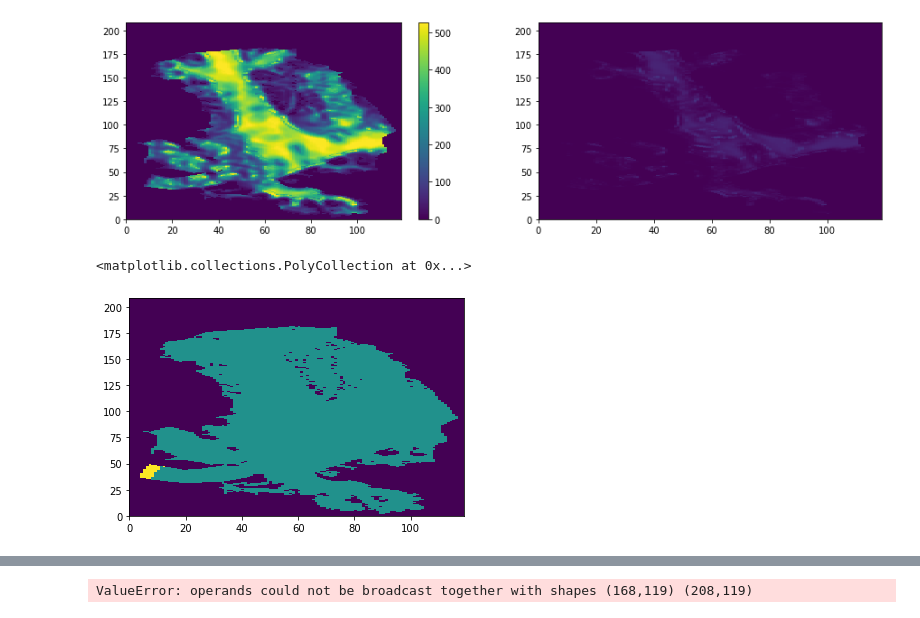
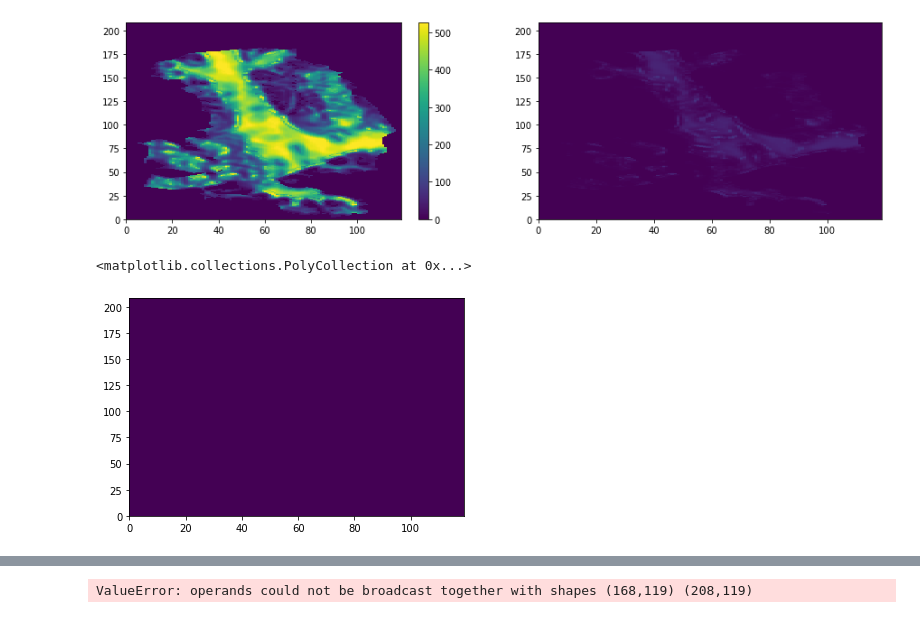
Before and after one commit to hahohe1892/thick_inv, a Jupyter notebook: Kronebreen-Kongsbreen.ipynb, the cells around one changed output, grey strips where cells are left out. Saved outputs shown, nothing was run; the diff lists cells and outputs as text; code cells hidden in the pictures.

```diff
--- a/Kronebreen-Kongsbreen.ipynb
+++ b/Kronebreen-Kongsbreen.ipynb
@@ -49,7 +48,7 @@ field4 = show(mask_Kr)
 # %%
 #### data from Jack ###
 import scipy.io
-mat_DEM_Vel = scipy.io.loadmat('HDF_2021_10_06.mat')
+mat_DEM_Vel = scipy.io.loadmat('./kronebreen/HDF_2021_10_06.mat')
 x_50m, y_50m = np.meshgrid(mat_DEM_Vel['HDF'][0,0][0], np.arange(np.min(mat_DEM_Vel['HDF'][0,0][1]), np.max(mat_DEM_Vel['HDF'][0,0][1])+10050, 50))
 
 Z_50m_09 = np.zeros((int(((np.max(y_50m)+50)-np.min(y_50m))/50), int((np.max(x_50m)+50-np.min(x_50m))/50)))
@@ -64,14 +63,14 @@ R2_50m_Vy[np.isnan(R2_50m_Vy)] = 0
 R2_50m_Vel = mat_DEM_Vel['HDF'][0,0][8]
 R2_50m_Vel[np.isnan(R2_50m_Vel)] = 0
 
-mat_RADAR = scipy.io.loadmat('HDF_radar_data.mat')
+mat_RADAR = scipy.io.loadmat('./kronebreen/HDF_radar_data.mat')
 x_rad = mat_RADAR['HDF_radar_data'][0,0][0]
 y_rad = mat_RADAR['HDF_radar_data'][0,0][1]
 xy_rad = np.stack([x_rad, y_rad], axis=1)[:,:,0]
 rad = mat_RADAR['HDF_radar_data'][0,0][2]
 # %%
 ### official 50 m NPI DEM ###
-NPI_DEM_o = rasterio.open("./S0_DTM50.tif")
+NPI_DEM_o = rasterio.open("./kronebreen/S0_DTM50.tif")
 window = (NPI_DEM_o.window(np.min(x_50m), np.min(y_50m), np.max(x_50m), np.max(y_50m),1))
 NPI_50m_DEM = np.zeros_like(Z_50m_09)
 NPI_50m_DEM[1:,1:] = np.flip(NPI_DEM_o.read(1, window = window), axis=0)  ## NPI_DEM is not correctly oriented when imported (no idea why), therefore it needs to be flipped
@@ -540,9 +514,9 @@ for i in range(nx):
             if np.count_nonzero([item for sublist in (neighbors(mask_Kr, 1, j, i)) for item in sublist]) > 0:
                 ocean_boundary[j,i] = 1
 # %%
-plt.pcolor(retreat_mask*2+mask)
+plt.pcolor(retreat_mask)
 # %% [output]
 <matplotlib.collections.PolyCollection at 0x...>
-[figure, old version]
+[figure, new version]
 # %%
 ### bed recovery ###
```
Also changed, not shown: parts of 12 cells of this notebook, 1 other file.
